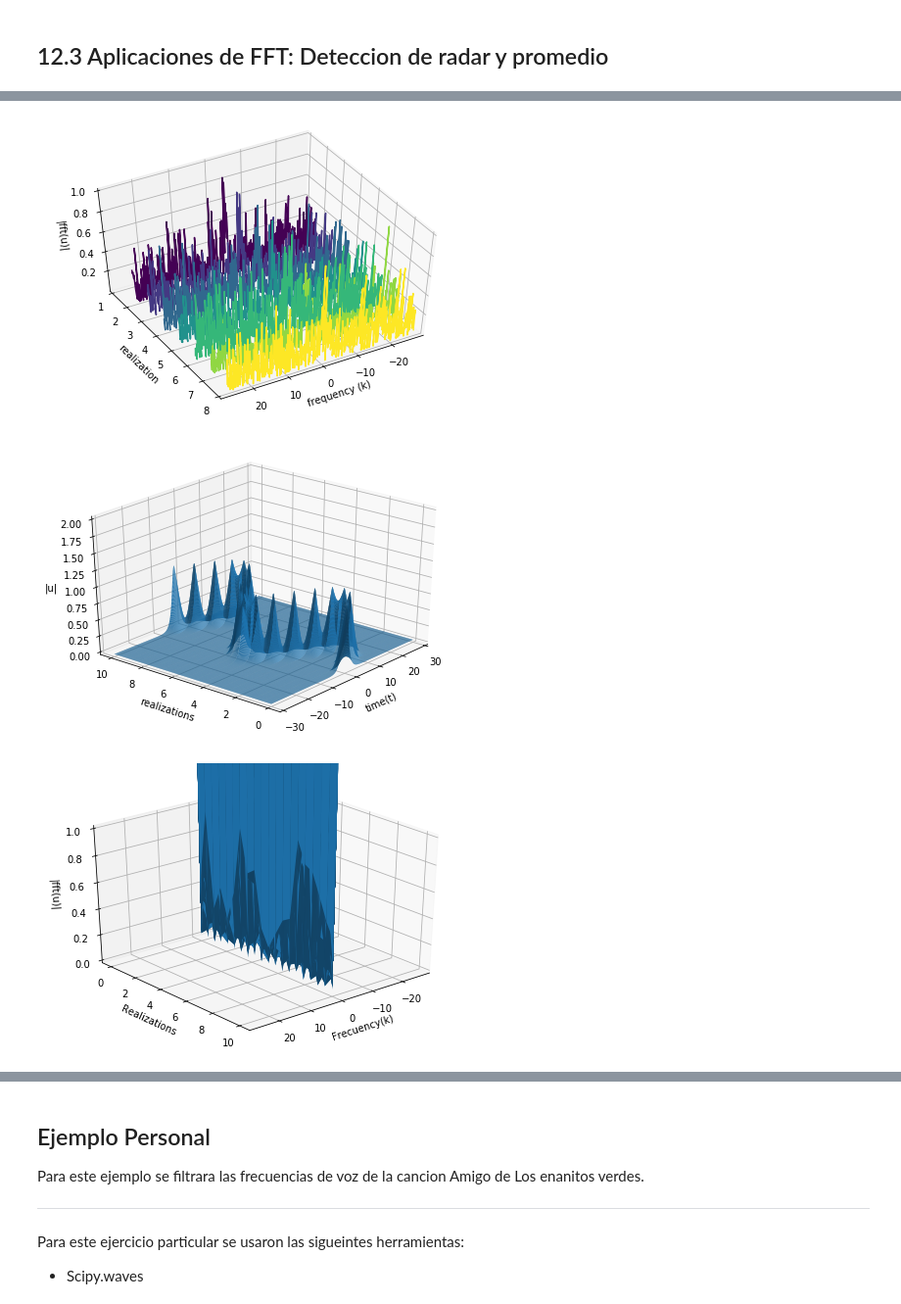
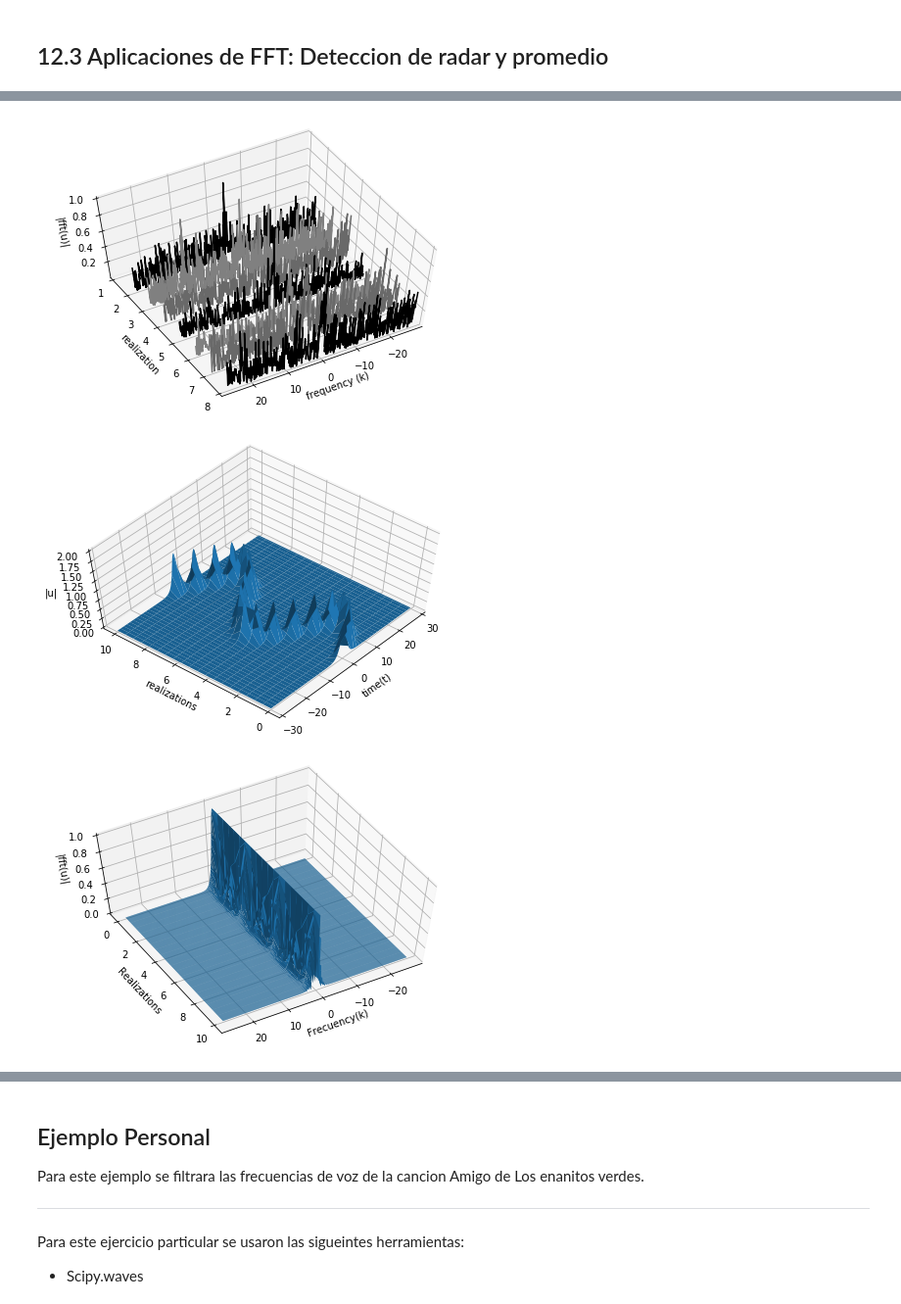
Before and after one commit to OscarEMejia/Herramientas-Computacionales, a Jupyter notebook: Taller_4/Taller_4.ipynb, the cells around one changed output, grey strips where cells are left out. Shown at 98% size. Cells and saved outputs as stored; diff of their text form; code cells hidden in the pictures.

```diff
--- a/Taller_4/Taller_4.ipynb
+++ b/Taller_4/Taller_4.ipynb
@@ -347,13 +357,5 @@ show()
 # %%
-L=30
-n=512
-t2=np.linspace(-L,L,n+1)
-t=t2[0:n]
-t=np.array(t)
 
-ik=np.linspace(0,n/2-1,n/2)
-ik2=np.linspace(-n/2,-1,n/2)
-ik=np.array(np.concatenate((ik,ik2)))
 
 k=(2*np.pi/(2*L))*(ik)
 ks=fftshift(k)
@@ -365,19 +367,19 @@ realize = np.array([1,2,5,100])
 
 for jj, b in enumerate(realize):
         u=1/cosh(t)
-        utn=np.zeros((b,n))
-        ave=np.zeros((1,n))
+        utn=np.zeros((b,n-1))
+        ave=np.zeros((1,n-1))
 
         ut=fft(u)
-        dat=np.zeros((b,n))
-        un=np.zeros((b,n))
+        dat=np.zeros((b,n-1))
+        un=np.zeros((b,n-1))
 
         for j in range(0,b):
             r=[]
             im=[]
 
 
-            for i in range(0,n):
+            for i in range(0,n-1):
                 r.append(random.randn())
                 im.append(1j*random.randn())
 
@@ -416,72 +418,72 @@ Text(0.5,0,'frequency (k)')
 # %%
 fig =figure(num=2)
 ax=Axes3D(fig)
-o=zeros((8,n))
-
 y=np.array([1,2,3,4,5,6,7,8,9])
 X,Y =meshgrid(ks,y)
-p=ax.contour(X,Y, dat[0:9,:],zdir='y',extend3d=False)
+p=ax.contour(X,Y, dat[0:9,:],zdir='y',extend3d=False,colors=('black', 'gray', 'dimgray'))
 xlabel('frequency (k)')
 ylabel('realization')
 xlim(-28,28)
 ylim(1,8)
 ax.set_zlabel('|fft(u)|')
-ax.view_init(50,-300)
+ax.view_init(60,60)
 # %% [output]
-[figure, old version]
+[figure, new version]
 # %%
-s=linspace(0,10,10/0.5)
-[T,S]=meshgrid(t,s)
-[K,S]=meshgrid(k,s)
+sl=linspace(0,10,10/0.5)
+[T,S]=meshgrid(t,sl)
+[K,S]=meshgrid(k,sl)
 U=1/(cosh(T-10*np.sin(S))) *exp(1j*0*T)
+
 
 fig =figure(num=3)
 subplot(2,1,1)
 ax=Axes3D(fig)
-ax.plot_surface(T,S,U, rstride=1, cstride=1)
+ax.plot_surface(T,S,U)
 xlabel('time(t)')
 ylabel('realizations')
 ax.set_zlabel('|u|')
 xlim([-30,30])
 ax.set_zlim(0,2)
-ax.view_init( 30,-500)
+ax.view_init( 60,-500)
 
-Ut=U
-Kp=U
-Utp=U
-Utn=U
-Utnp=U
-Un=U
+Ut=zeros((20,511))
+Kp=zeros((20,511))
+Utp=zeros((20,511))
+Utn=zeros((20,511))
+Utnp=zeros((20,511))
+Un=zeros((20,511))
+
 for v in range(0,len(s)):
     r=[]
     im=[]
-    for i in range(0,n):
+    for i in range(0,n-1):
          r.append(random.randn())
          im.append(1j*random.randn())
     r=np.array(r)
     im=np.array(im)
     Ut[v,:] =fft(U[v,:])
     Kp[v,:]=fftshift(K[v,:])
     Utp[v,:] =fftshift(Ut[v,:])
     Utn[v,:]= Ut[v,:] + noise*(r+im)
-    Utnp[v,:]=fftshift(Utn[v,:])/(max(abs(Utn[v,:])))
+    Utnp[v,:]=fftshift(Utn[v,:])/max(abs(Utn[v,:]))
     Un[v,:]=ifft(Utn[v,:])
 
 fig =figure()
 subplot(2,1,2)
 ax=Axes3D(fig)
-ax.plot_surface(Kp,S, abs(Utp)/max(Utp[0,:]),rstride=1, cstride=1)
+ax.plot_surface(Kp,S, abs(Utp)/max(abs(Utp[0,:])),rstride=1,cstride=1)
 xlabel('time(t)')
 ylabel('realizations')
 ax.set_zlabel('|fft(u)|')
 xlim([-28,28])
 ax.set_zlim(0,1)
 xlabel('Frecuency(k)')
 ylabel('Realizations')
-ax.view_init( 30,50)
+ax.view_init( 60,60)
 # %% [output]
-[figure, old version]
+[figure, new version]
-[figure, old version]
+[figure, new version]
 # %%
 fig =figure(num=4)
 subplot(2,1,1)
```
Also changed, not shown: parts of 14 cells of this notebook.
